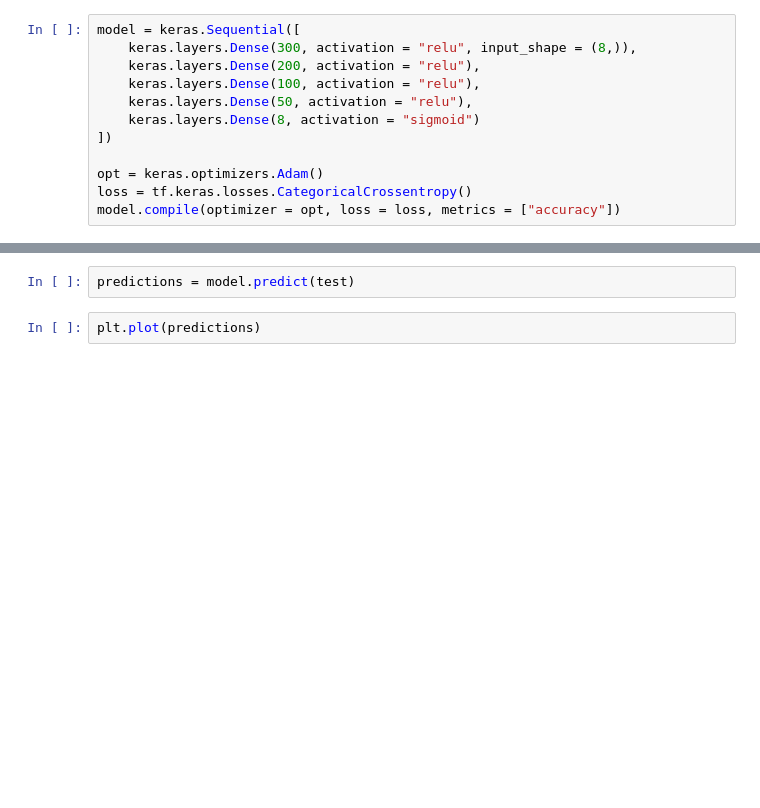
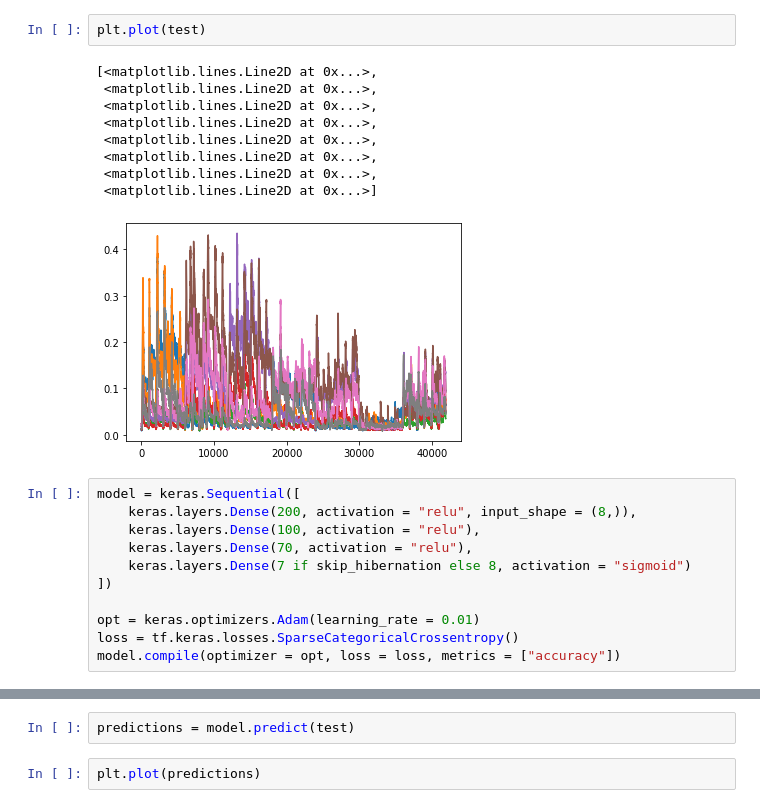
Before and after one commit to aljazfrancic/myo-keras, a Jupyter notebook: myo-keras.ipynb, the cells around one changed output, grey strips where cells are left out. Drawn from its saved outputs; the diff is of its cells as text; blank space fills up the shorter version.

```diff
--- a/myo-keras.ipynb
+++ b/myo-keras.ipynb
@@ -86,13 +111,24 @@ plt.plot(cat_test_labels)
+# %%
+plt.plot(test)
+# %% [output]
+[<matplotlib.lines.Line2D at 0x...>,
+ <matplotlib.lines.Line2D at 0x...>,
+ <matplotlib.lines.Line2D at 0x...>,
+ <matplotlib.lines.Line2D at 0x...>,
+ <matplotlib.lines.Line2D at 0x...>,
+ <matplotlib.lines.Line2D at 0x...>,
+ <matplotlib.lines.Line2D at 0x...>,
+ <matplotlib.lines.Line2D at 0x...>]
+[figure, added]
 # %%
 model = keras.Sequential([
-    keras.layers.Dense(300, activation = "relu", input_shape = (8,)),
-    keras.layers.Dense(200, activation = "relu"),
+    keras.layers.Dense(200, activation = "relu", input_shape = (8,)),
     keras.layers.Dense(100, activation = "relu"),
-    keras.layers.Dense(50, activation = "relu"),
-    keras.layers.Dense(8, activation = "sigmoid")
+    keras.layers.Dense(70, activation = "relu"),
+    keras.layers.Dense(7 if skip_hibernation else 8, activation = "sigmoid")
 ])
 
-opt = keras.optimizers.Adam()
-loss = tf.keras.losses.CategoricalCrossentropy()
+opt = keras.optimizers.Adam(learning_rate = 0.01)
+loss = tf.keras.losses.SparseCategoricalCrossentropy()
 model.compile(optimizer = opt, loss = loss, metrics = ["accuracy"])
 # %%
```
Also changed, not shown: parts of 18 cells of this notebook.
